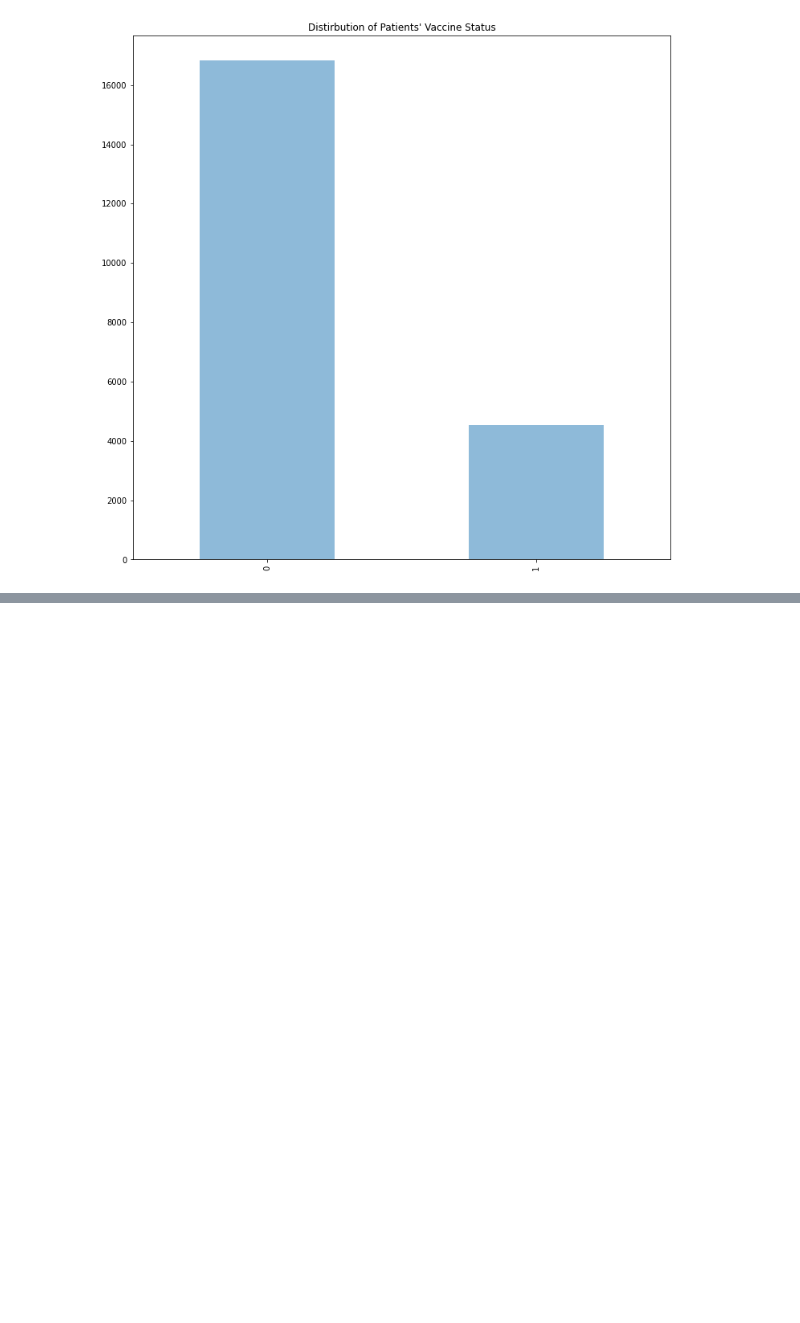
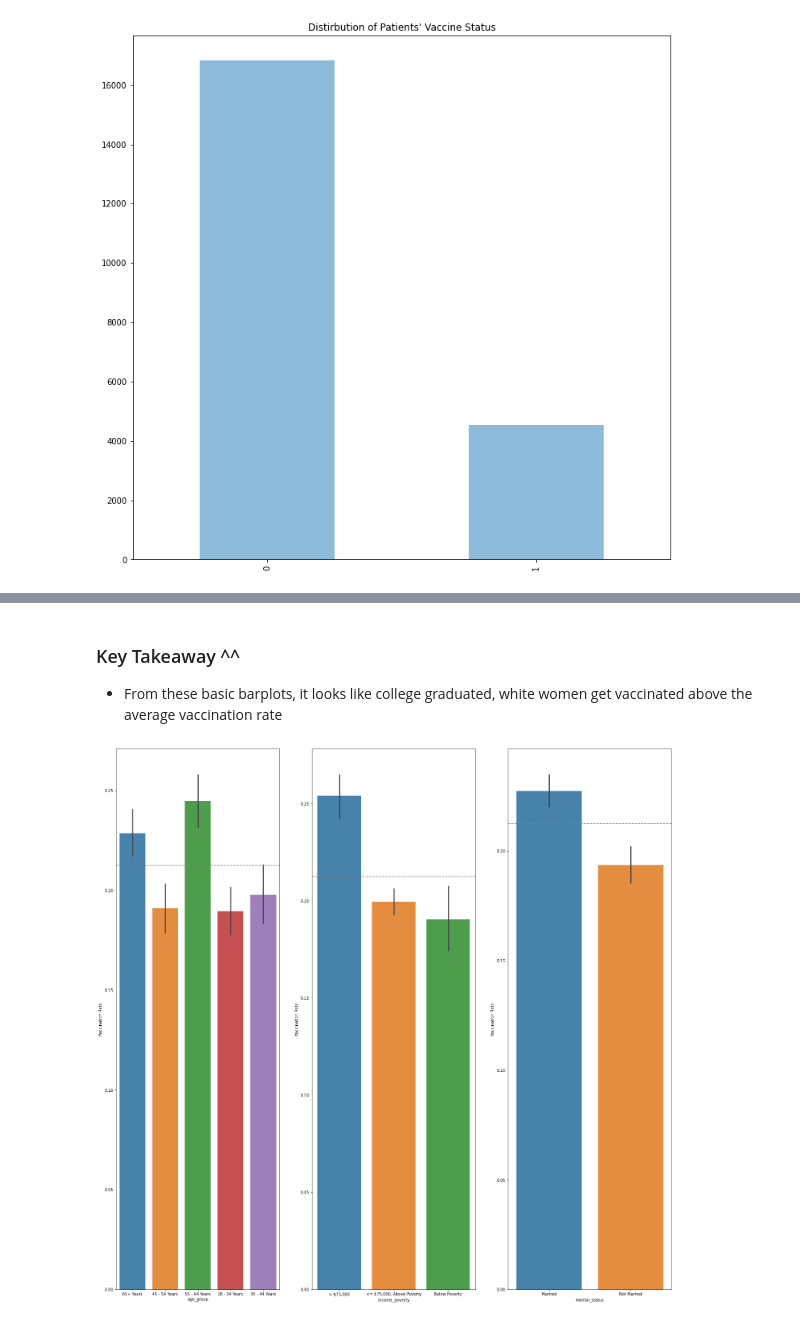
Before and after one commit to JadaShipp/predicting_flu, a Jupyter notebook: predicting_flu_vaccines_final.ipynb, the cells around one changed output, grey strips where cells are left out. Cells and saved outputs as stored; diff of their text form; code cells hidden in the pictures; blank space fills up the shorter version.

```diff
--- a/predicting_flu_vaccines_final.ipynb
+++ b/predicting_flu_vaccines_final.ipynb
@@ -118,0 +128,7 @@ explore.distribution_of_h1n1_vaccine_status(h1n1_train)
+# %% [markdown]
+### Key Takeaway ^^
+- From these basic barplots, it looks like college graduated, white women get vaccinated above the average vaccination rate
+# %%
+explore.age_income_marital_status(h1n1_train)
+# %% [output]
+[figure, added]
```
Also changed, not shown: parts of 4 cells of this notebook.
